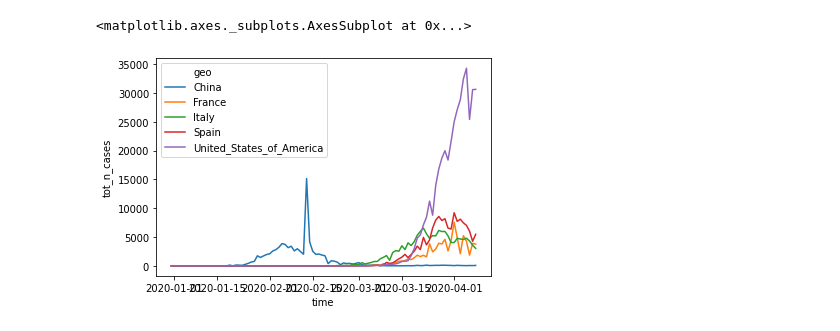
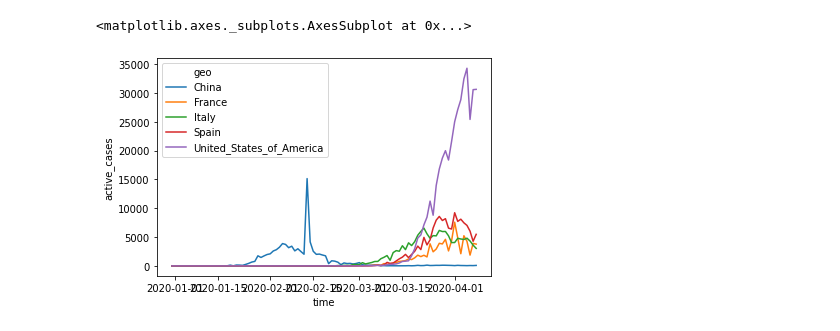
Before and after one commit to ggbaro/covid-health-ita, a Jupyter notebook: notebooks/1.0.1_ecdc_covid.ipynb, the cells around one changed output. Drawn from its saved outputs; the diff is of its cells as text; code cells hidden in the pictures.

```diff
--- a/notebooks/1.0.1_ecdc_covid.ipynb
+++ b/notebooks/1.0.1_ecdc_covid.ipynb
@@ -22,13 +17,13 @@ df
 # %%
 subset = df.loc[
     df.geo.isin(
         df.groupby("geo")
-        .tot_n_cases.max()
+        .active_cases.max()
         .nlargest(5)
         .index
     )
 ]
-sns.lineplot(data=subset, x="time", y="tot_n_cases", hue="geo")
+sns.lineplot(data=subset, x="time", y="active_cases", hue="geo")
 # %% [output]
 <matplotlib.axes._subplots.AxesSubplot at 0x...>
-[figure, old version]
+[figure, new version]
```
Also changed, not shown: parts of 1 cell of this notebook, 2 other files.
